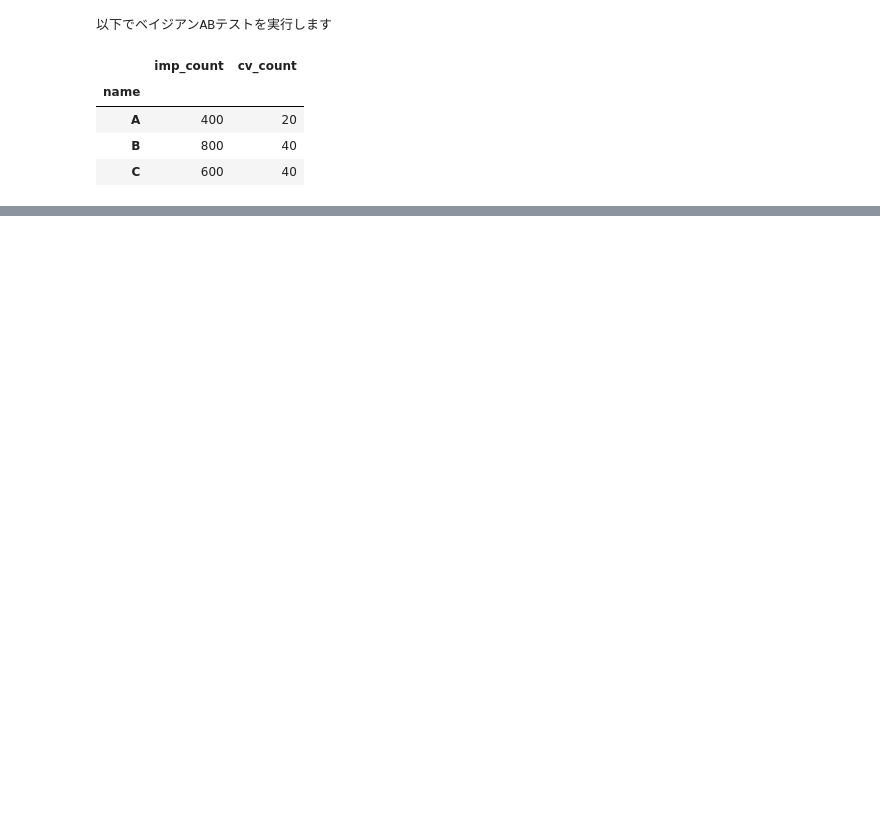
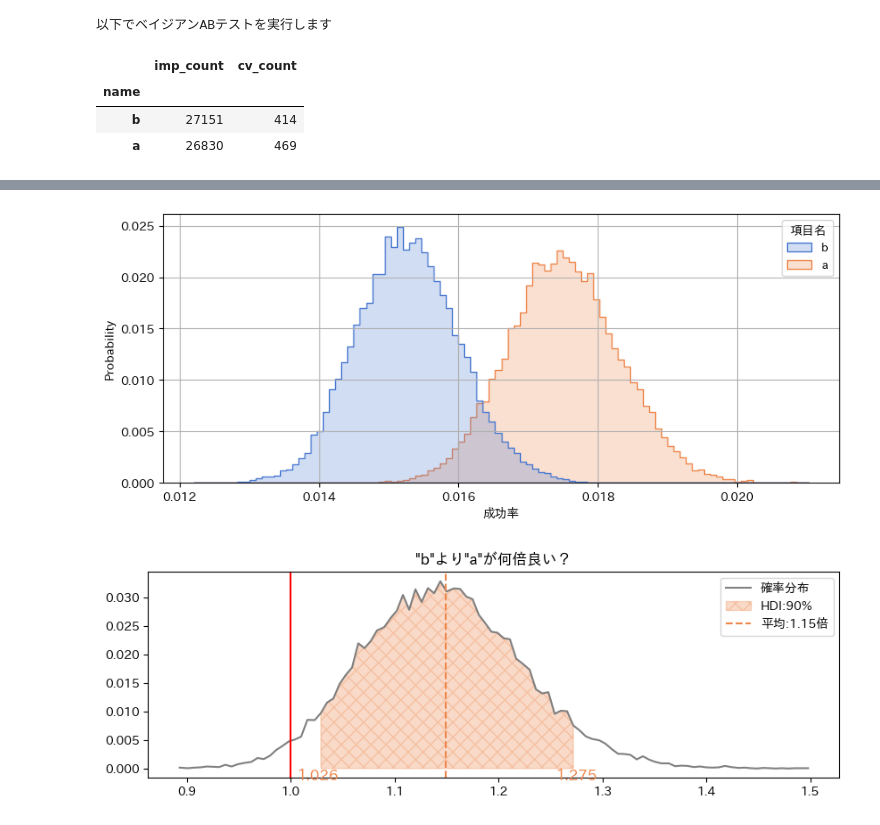
Before and after one commit to o93/bayesian-ab, a Jupyter notebook: BeyesianAB__Simple.ipynb, the cells around one changed output, grey strips where cells are left out. Drawn from its saved outputs; the diff is of its cells as text; code cells hidden in the pictures; blank space fills up the shorter version.

```diff
--- a/BeyesianAB__Simple.ipynb
+++ b/BeyesianAB__Simple.ipynb
@@ -35,17 +35,17 @@ import pandas as pd
 
 
 #@markdown テストパターン 1
-p1_name = "A" # @param {type:"string"}
-p1_imp = 400  # @param {type:"integer"}
-p1_cv = 20    # @param {type:"integer"}
+p1_name = "b" # @param {type:"string"}
+p1_imp = 27151  # @param {type:"integer"}
+p1_cv = 414    # @param {type:"integer"}
 #@markdown テストパターン 2
-p2_name = "B" # @param {type:"string"}
-p2_imp = 800  # @param {type:"integer"}
-p2_cv = 40    # @param {type:"integer"}
+p2_name = "a" # @param {type:"string"}
+p2_imp = 26830  # @param {type:"integer"}
+p2_cv = 469    # @param {type:"integer"}
 #@markdown テストパターン 3
-p3_name = "C" # @param {type:"string"}
-p3_imp = 600  # @param {type:"integer"}
-p3_cv = 40    # @param {type:"integer"}
+p3_name = "" # @param {type:"string"}
+p3_imp = 0  # @param {type:"integer"}
+p3_cv = 0    # @param {type:"integer"}
 #@markdown テストパターン 4
 p4_name = "" # @param {type:"string"}
 p4_imp = 0   # @param {type:"integer"}
@@ -195,33 +195,32 @@ def plot_combs(patterns, trace, combs, threshold, sample_size):
         )
         ax.axvline(x=1.0, color='red')
         ax.text(hdi[0], 0, f'{hdi[0]:.3f}', ha='center', va='top', color=color, size='large')
         ax.text(hdi[1], 0, f'{hdi[1]:.3f}', ha='center', va='top', color=color, size='large')
         ax.grid(False)
         ax.legend()
         ax.set_title(name)
 
 params = []
 for type, row in aggs.iterrows():
     params.append(type)
     params.extend([1.0, 1.0])
     params.append(np.round(row['imp_count']))
     params.append(np.round(row['cv_count']))
 params.append(threshold)
 params.append(sample_size)
 
 # 各種パラメータ取得
 patterns, threshold, sample_size = convert_params(params)
 
 # ベイジアンモデル
 trace, combs = make_trace(patterns, threshold, sample_size)
 
 # 描画
 plot_probs(patterns, trace, threshold, sample_size)
 plot_combs(patterns, trace, combs, threshold, sample_size)
 # %% [output]
 以下でベイジアンABテストを実行します
 |  | imp_count | cv_count |
 | name |  |  |
-| A | 400 | 20 |
-| B | 800 | 40 |
-| C | 600 | 40 |
+| b | 27151 | 414 |
+| a | 26830 | 469 |
@@ -227,0 +231,2 @@ plot_combs(patterns, trace, combs, threshold, sample_size)
+[figure, added]
+[figure, added]
```
Also changed, not shown: parts of 2 cells of this notebook.
